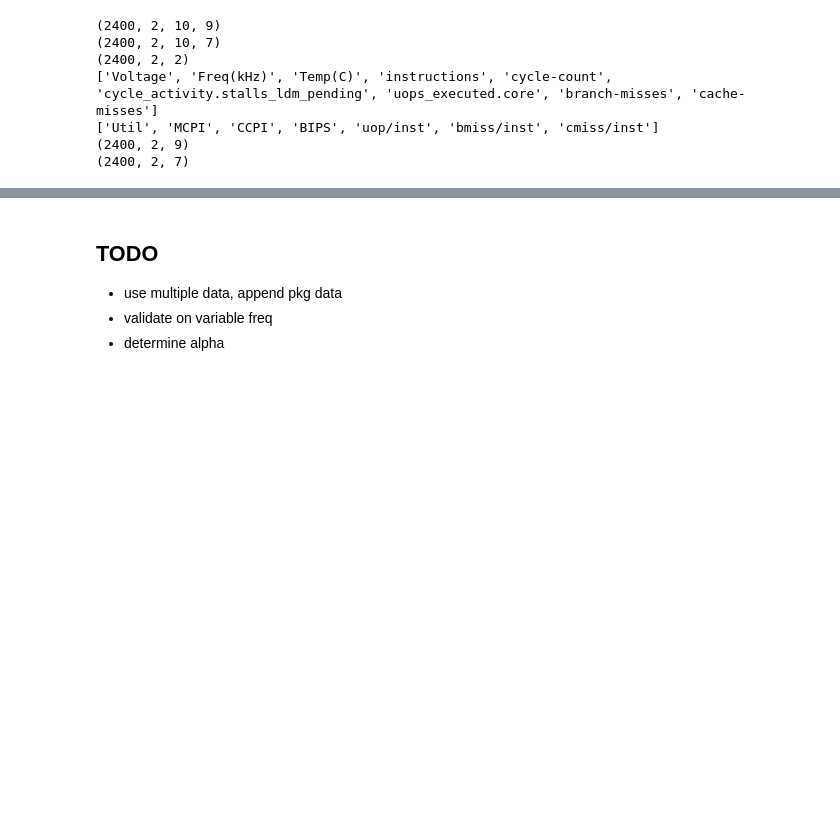
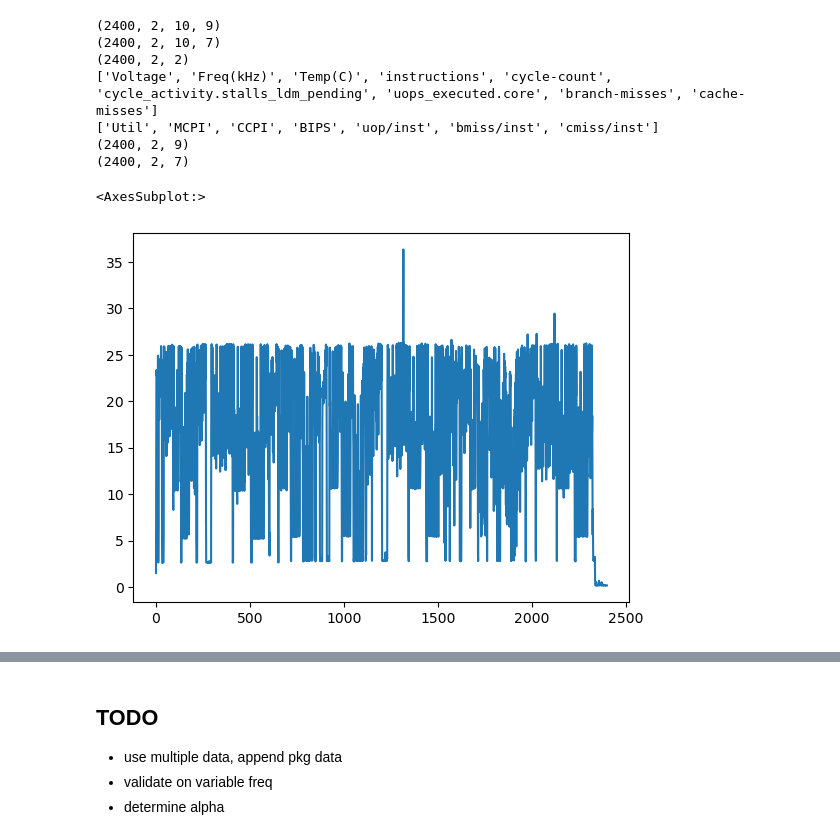
Before and after one commit to hwnam831/jRAPL-percore, a Jupyter notebook: ppep/PPEP.ipynb, the cells around one changed output, grey strips where cells are left out. Saved outputs shown, nothing was run; the diff lists cells and outputs as text; code cells hidden in the pictures; blank space fills up the shorter version.

```diff
--- a/ppep/PPEP.ipynb
+++ b/ppep/PPEP.ipynb
@@ -204,9 +204,14 @@ pkgpower = gtrecord.pkgdata[:,:,1]
 pkgvolt = pkgctrdata[:,:, 0]
 pkgbips = pkgstatdata[:,:,3]
 pkgutil = pkgstatdata[:,:,0]
-pkgbcps = pkgutil * pkgctrdata[:,:,1]
+pkgbcps = pkgutil * pkgctrdata[:,:,1] * 10 # bcps is also sum
 pkgstats = pkgstatdata[:,:,4:] * pkgbips[:,:,None]
 pkgstats = np.concatenate([pkgstats, pkgbips[:,:,None], pkgbcps[:,:,None]], axis=-1)
+# %%
+pd.Series(pkgbcps[:,1]).plot()
+# %% [output]
+<AxesSubplot:>
+[figure, added]
 # %%
 from sklearn import linear_model
 from PPEPDataset import PPEPData
```
Also changed, not shown: parts of 4 cells of this notebook, 2 other files.
